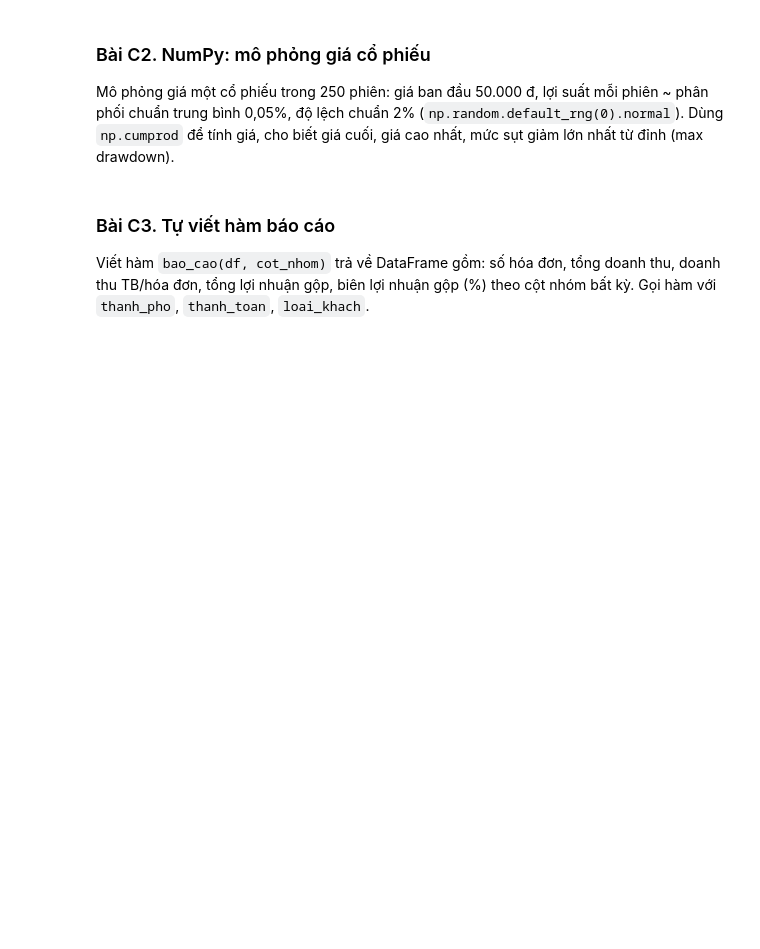
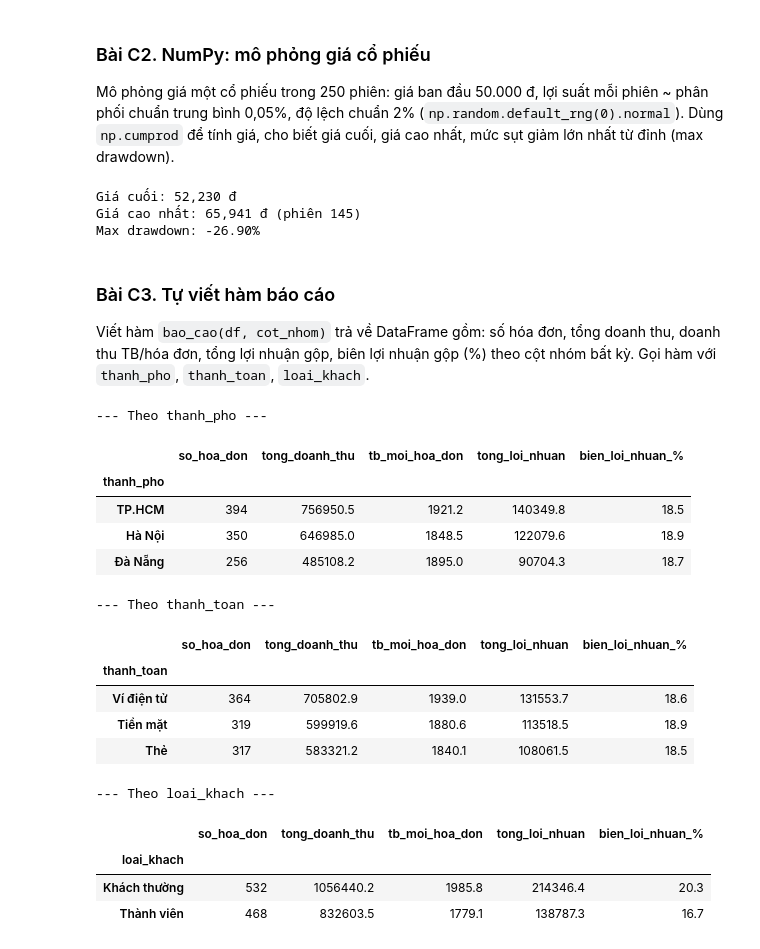
Before and after one commit to binhnhi240926/MacThiBinhNhi_26C1INF50909802, a Jupyter notebook: python_kinh_doanh/bai_tap/Buoi_03_BaiTap.ipynb, the cells around one changed output. Saved outputs shown, nothing was run; the diff lists cells and outputs as text; code cells hidden in the pictures; blank space fills up the shorter version.

Commit message:
Nop bai tap Buoi 2

```diff
--- a/python_kinh_doanh/bai_tap/Buoi_03_BaiTap.ipynb
+++ b/python_kinh_doanh/bai_tap/Buoi_03_BaiTap.ipynb
@@ -155,3 +334,27 @@ Từ cột `gio` (dạng "HH:MM"), tạo cột `khung_gio` (lấy giờ dạng s
 Chia ngày thành Sáng (8–11), Trưa (12–14), Chiều (15–17), Tối (18–21) và so sánh doanh thu trung bình mỗi hóa đơn.
 # %%
 # Viết code của bạn ở đây
+# 1. Lấy giờ dạng số nguyên từ "HH:MM"
+df["khung_gio"] = df["gio"].str.split(":").str[0].astype(int)
+
+# 2. Tổng doanh thu theo từng giờ
+dt_gio = df.groupby("khung_gio")["tong_tien"].sum().round(1)
+display(dt_gio)
+gio_vang = dt_gio.idxmax()
+print(f"Khung giờ có doanh thu cao nhất: {gio_vang}h "
+      f"({dt_gio.max():,.1f} nghìn đồng)")
+
+# 3. Chia ngày thành 4 buổi
+dieu_kien = [df["khung_gio"].between(8, 11),
+             df["khung_gio"].between(12, 14),
+             df["khung_gio"].between(15, 17),
+             df["khung_gio"].between(18, 21)]
+df["buoi"] = np.select(dieu_kien, ["Sáng", "Trưa", "Chiều", "Tối"], default="Khác")
+
+# 4. So sánh doanh thu trung bình mỗi hóa đơn
+c1 = (df.groupby("buoi")["tong_tien"]
+        .agg(so_hoa_don="count", tong_doanh_thu="sum", tb_moi_hoa_don="mean")
+        .round(1)
+        .reindex(["Sáng", "Trưa", "Chiều", "Tối", "Khác"])
+        .dropna())
+display(c1)
@@ -163,6 +390,22 @@ trung bình 0,05%, độ lệch chuẩn 2% (`np.random.default_rng(0).normal`).
 cho biết giá cuối, giá cao nhất, mức sụt giảm lớn nhất từ đỉnh (max drawdown).
 # %%
 # Viết code của bạn ở đây
+rng = np.random.default_rng(0)
+loi_suat = rng.normal(loc=0.0005, scale=0.02, size=250)   # 0,05% và 2% mỗi phiên
+
+gia = 50_000 * np.cumprod(1 + loi_suat)                    # giá sau mỗi phiên
+
+dinh_chay = np.maximum.accumulate(gia)                     # đỉnh cao nhất tính đến từng phiên
+sut_giam  = gia / dinh_chay - 1                            # mức sụt từ đỉnh (số âm)
+max_dd    = sut_giam.min()
+
+print(f"Giá cuối: {gia[-1]:,.0f} đ")
+print(f"Giá cao nhất: {gia.max():,.0f} đ (phiên {gia.argmax() + 1})")
+print(f"Max drawdown: {max_dd:.2%}")
+# %% [output]
+Giá cuối: 52,230 đ
+Giá cao nhất: 65,941 đ (phiên 145)
+Max drawdown: -26.90%
 # %% [markdown]
 ### Bài C3. Tự viết hàm báo cáo
 
@@ -170,3 +413,33 @@ Viết hàm `bao_cao(df, cot_nhom)` trả về DataFrame gồm: số hóa đơn,
 tổng lợi nhuận gộp, biên lợi nhuận gộp (%) theo cột nhóm bất kỳ. Gọi hàm với `thanh_pho`, `thanh_toan`, `loai_khach`.
 # %%
 # Viết code của bạn ở đây
+def bao_cao(df, cot_nhom):
+    kq = (df.groupby(cot_nhom)
+            .agg(so_hoa_don=("ma_hoa_don", "nunique"),
+                 tong_doanh_thu=("tong_tien", "sum"),
+                 tb_moi_hoa_don=("tong_tien", "mean"),
+                 tong_loi_nhuan=("loi_nhuan_gop", "sum")))
+    kq["bien_loi_nhuan_%"] = kq["tong_loi_nhuan"] / kq["tong_doanh_thu"] * 100
+    return kq.round(1).sort_values("tong_doanh_thu", ascending=False)
+
+for cot in ["thanh_pho", "thanh_toan", "loai_khach"]:
+    print(f"--- Theo {cot} ---")
+    display(bao_cao(df, cot))
+# %% [output]
+--- Theo thanh_pho ---
+|  | so_hoa_don | tong_doanh_thu | tb_moi_hoa_don | tong_loi_nhuan | bien_loi_nhuan_% |
+| thanh_pho |  |  |  |  |  |
+| TP.HCM | 394 | 756950.5 | 1921.2 | 140349.8 | 18.5 |
+| Hà Nội | 350 | 646985.0 | 1848.5 | 122079.6 | 18.9 |
+| Đà Nẵng | 256 | 485108.2 | 1895.0 | 90704.3 | 18.7 |
+--- Theo thanh_toan ---
+|  | so_hoa_don | tong_doanh_thu | tb_moi_hoa_don | tong_loi_nhuan | bien_loi_nhuan_% |
+| thanh_toan |  |  |  |  |  |
+| Ví điện tử | 364 | 705802.9 | 1939.0 | 131553.7 | 18.6 |
+| Tiền mặt | 319 | 599919.6 | 1880.6 | 113518.5 | 18.9 |
+| Thẻ | 317 | 583321.2 | 1840.1 | 108061.5 | 18.5 |
+--- Theo loai_khach ---
+|  | so_hoa_don | tong_doanh_thu | tb_moi_hoa_don | tong_loi_nhuan | bien_loi_nhuan_% |
+| loai_khach |  |  |  |  |  |
+| Khách thường | 532 | 1056440.2 | 1985.8 | 214346.4 | 20.3 |
+| Thành viên | 468 | 832603.5 | 1779.1 | 138787.3 | 16.7 |
```
Also changed, not shown: parts of 17 cells of this notebook.
